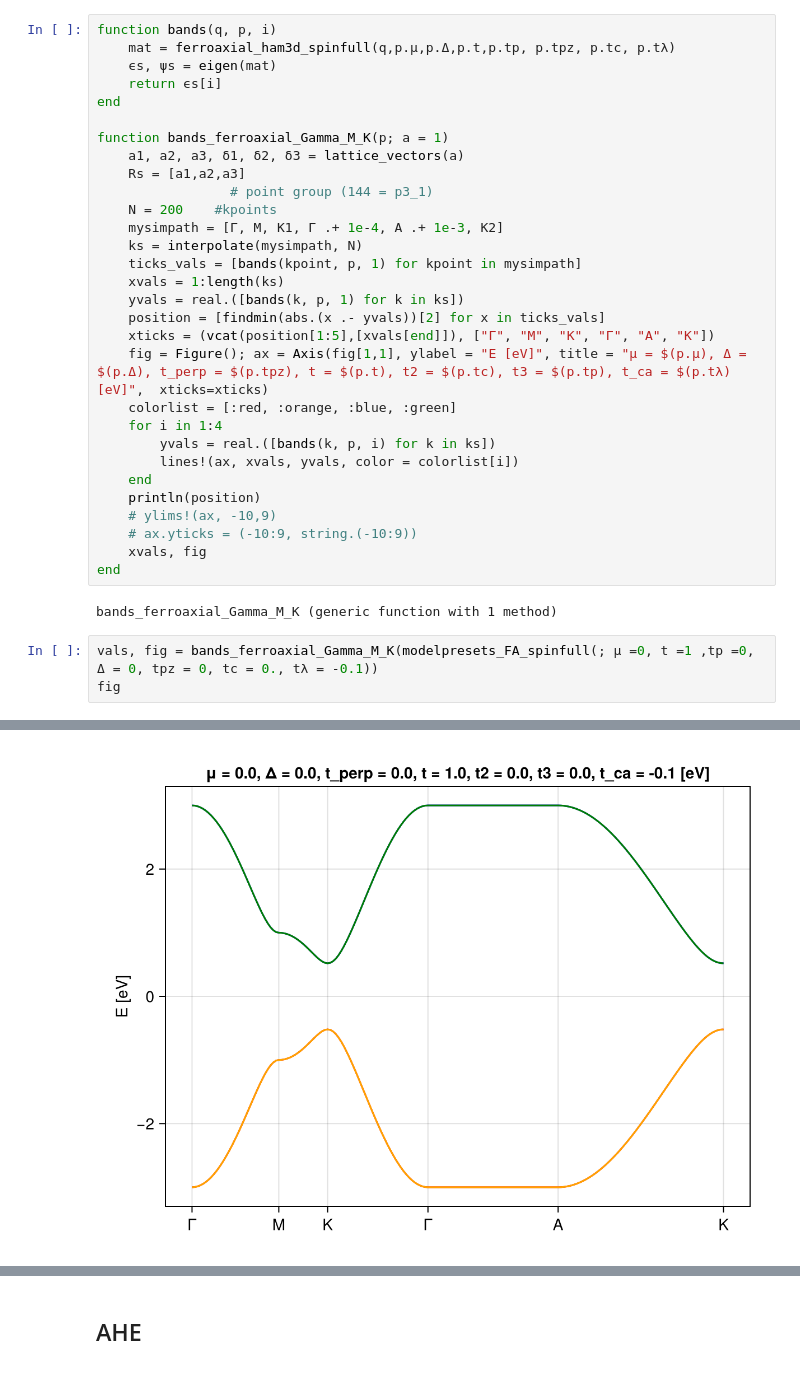
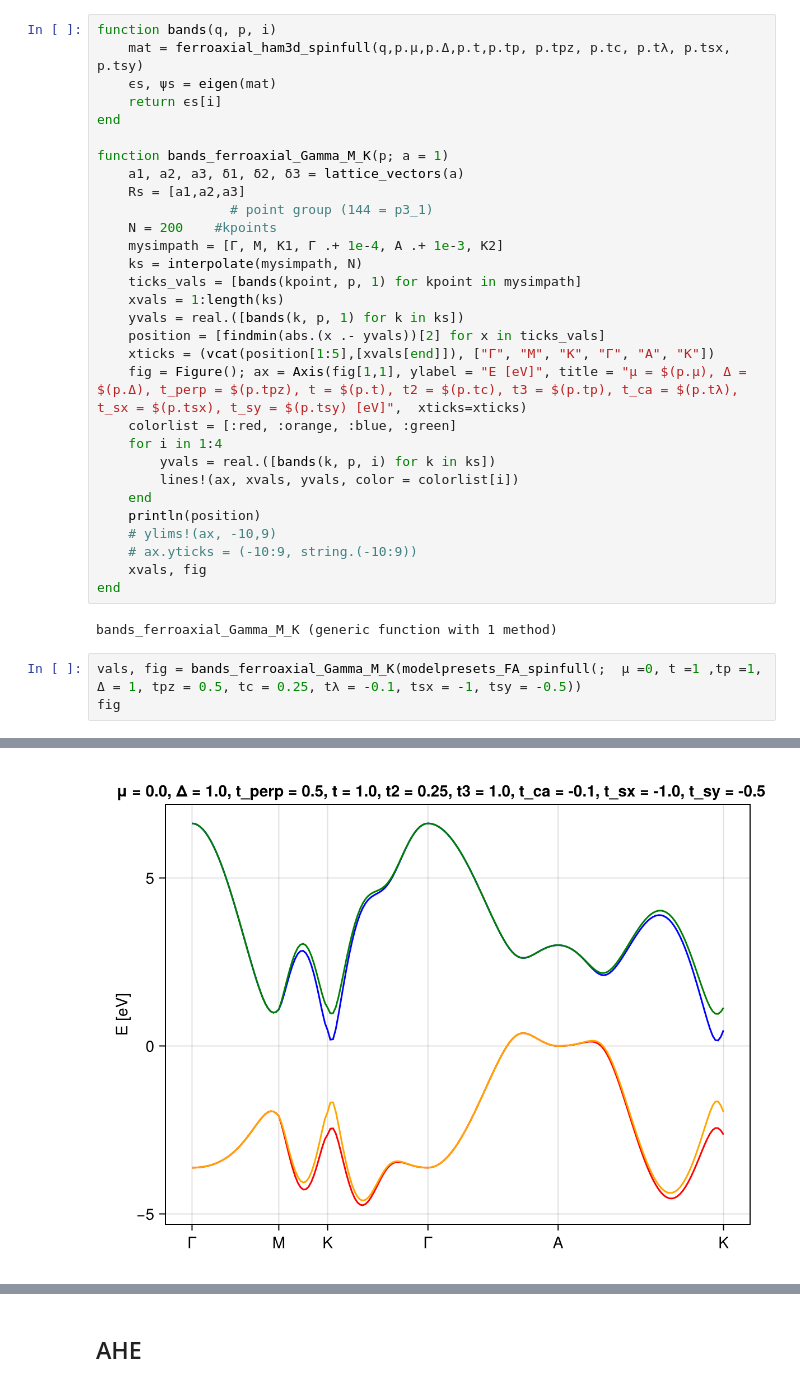
Before and after one commit to fernandopenaranda/Field_Induced_Hall_Effect, a Jupyter notebook: src/spinfull_ferroaxial.ipynb, the cells around one changed output, grey strips where cells are left out. Saved outputs shown, nothing was run; the diff lists cells and outputs as text.

```diff
--- a/src/spinfull_ferroaxial.ipynb
+++ b/src/spinfull_ferroaxial.ipynb
@@ -40,7 +43,7 @@ K2 = rotate_z(pi/3, K2)
  0.0
 # %%
 function bands(q, p, i)
-    mat = ferroaxial_ham3d_spinfull(q,p.μ,p.Δ,p.t,p.tp, p.tpz, p.tc, p.tλ)
+    mat = ferroaxial_ham3d_spinfull(q,p.μ,p.Δ,p.t,p.tp, p.tpz, p.tc, p.tλ, p.tsx, p.tsy)
     ϵs, ψs = eigen(mat)
     return ϵs[i]
 end
@@ -57,7 +60,7 @@ function bands_ferroaxial_Gamma_M_K(p; a = 1)
     yvals = real.([bands(k, p, 1) for k in ks])
     position = [findmin(abs.(x .- yvals))[2] for x in ticks_vals]
     xticks = (vcat(position[1:5],[xvals[end]]), ["Γ", "M", "K", "Γ", "A", "K"])
-    fig = Figure(); ax = Axis(fig[1,1], ylabel = "E [eV]", title = "μ = $(p.μ), Δ = $(p.Δ), t_perp = $(p.tpz), t = $(p.t), t2 = $(p.tc), t3 = $(p.tp), t_ca = $(p.tλ) [eV]",  xticks=xticks)
+    fig = Figure(); ax = Axis(fig[1,1], ylabel = "E [eV]", title = "μ = $(p.μ), Δ = $(p.Δ), t_perp = $(p.tpz), t = $(p.t), t2 = $(p.tc), t3 = $(p.tp), t_ca = $(p.tλ), t_sx = $(p.tsx), t_sy = $(p.tsy) [eV]",  xticks=xticks)
     colorlist = [:red, :orange, :blue, :green]
     for i in 1:4
         yvals = real.([bands(k, p, i) for k in ks])
@@ -71,6 +74,6 @@ end
 # %% [output]
 bands_ferroaxial_Gamma_M_K (generic function with 1 method)
 # %%
-vals, fig = bands_ferroaxial_Gamma_M_K(modelpresets_FA_spinfull(; μ =0, t =1 ,tp =0, Δ = 0, tpz = 0, tc = 0., tλ = -0.1))
+vals, fig = bands_ferroaxial_Gamma_M_K(modelpresets_FA_spinfull(;  μ =0, t =1 ,tp =1, Δ = 1, tpz = 0.5, tc = 0.25, tλ = -0.1, tsx = -1, tsy = -0.5))
 fig
 # %% [output]
@@ -78,2 +81,2 @@ fig
-[figure, old version]
+[figure, new version]
 # %%
```
Also changed, not shown: parts of 10 cells of this notebook, 6 other files.
